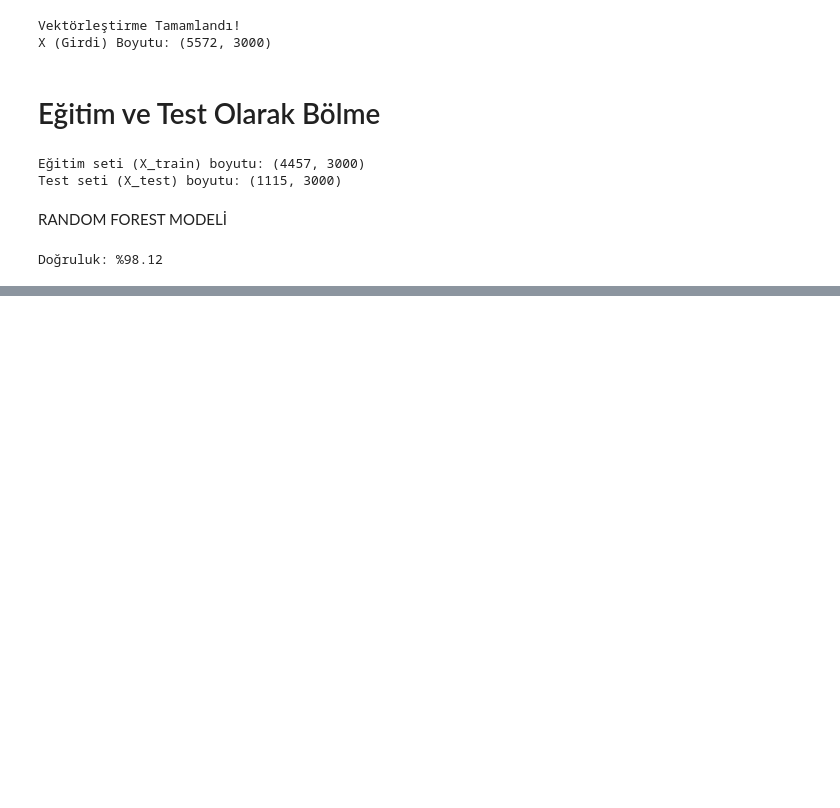
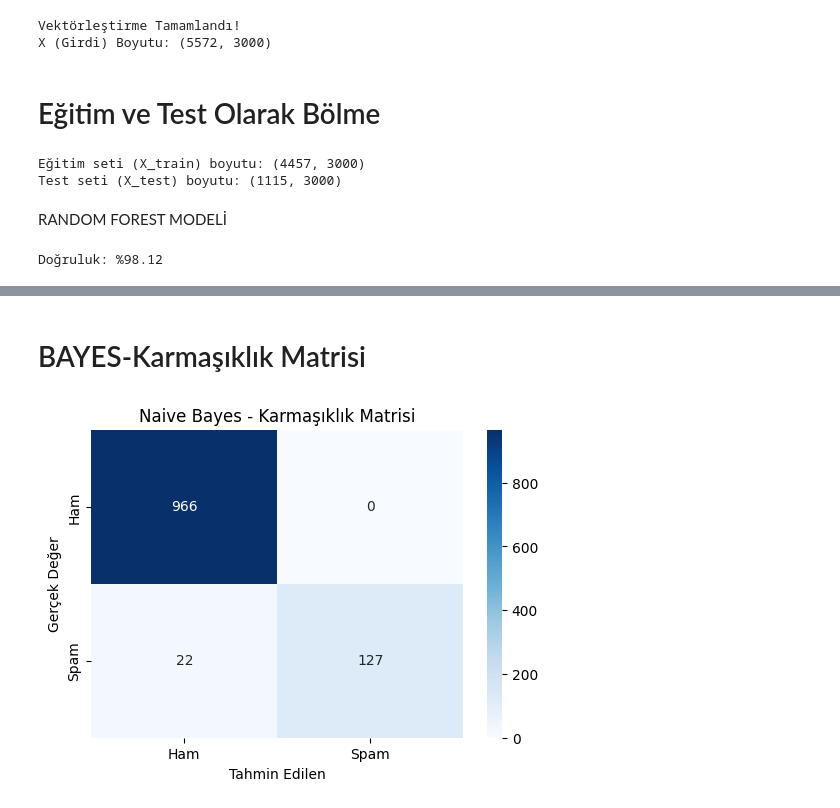
Before and after one commit to zeynepbykn/SMS_Spam_Tespiti_Proje, a Jupyter notebook: SMS_spam_veriBilimi_proje.ipynb, the cells around one changed output, grey strips where cells are left out. Cells and saved outputs as stored; diff of their text form; code cells hidden in the pictures; blank space fills up the shorter version.

```diff
--- a/SMS_spam_veriBilimi_proje.ipynb
+++ b/SMS_spam_veriBilimi_proje.ipynb
@@ -158,0 +161,20 @@ Doğruluk: %98.12
+# %%
+from sklearn.naive_bayes import MultinomialNB
+from sklearn.metrics import accuracy_score, classification_report, confusion_matrix
+# MultinomialNB():
+# Naive Bayes'in "çok terimli" versiyonudur. TF-IDF gibi kelime sayımları ve ağırlıklarıyla çalışmak üzere tasarlanmıştır.
+#  Naive Bayes modelini (Multinomial versiyonu) oluşturuyoruz
+nb_model = MultinomialNB()
+
+# Modeli eğitim verilerimizle eğitiyoruz(%80)
+# X_train: (Kelime ağırlıkları), y_train: Ham/Spam (0/1)
+nb_model.fit(X_train, y_train)
+
+# Modeli teste sokuyoruz(%20 lik kısım)
+y_pred = nb_model.predict(X_test)
+
+# Başarıyı ölçüyoruz
+print("--- Naive Bayes Performans Sonuçları ---")
+# Modelin tahminleri (y_pred) ile gerçek cevapları (y_test) karşılaştırır.
+print(f"Doğruluk (Accuracy) Skoru: %{accuracy_score(y_test, y_pred)*100:.2f}")
+print("\nSınıflandırma Raporu:\n", classification_report(y_test, y_pred))
@@ -158,0 +224,16 @@ Doğruluk: %98.12
+# %% [markdown]
+# BAYES-Karmaşıklık Matrisi
+# %%
+from sklearn.metrics import confusion_matrix
+import seaborn as sns
+import matplotlib.pyplot as plt
+
+cm = confusion_matrix(y_test, y_pred)
+plt.figure(figsize=(6,4))
+sns.heatmap(cm, annot=True, fmt='d', cmap='Blues', xticklabels=['Ham', 'Spam'], yticklabels=['Ham', 'Spam'])
+plt.xlabel('Tahmin Edilen')
+plt.ylabel('Gerçek Değer')
+plt.title('Naive Bayes - Karmaşıklık Matrisi')
+plt.show()
+# %% [output]
+[figure, added]
```
Also changed, not shown: parts of 8 cells of this notebook.
